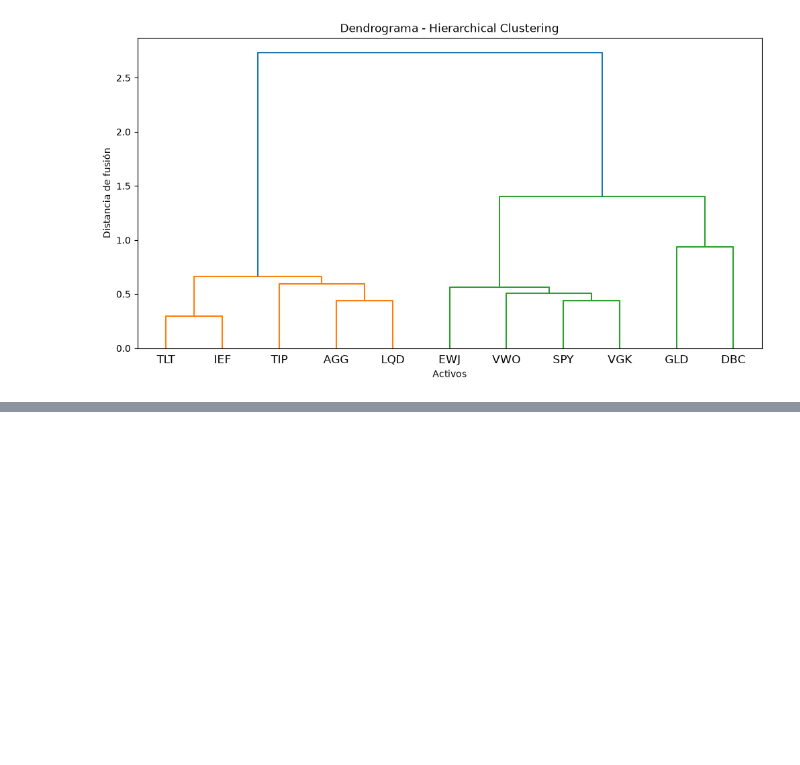
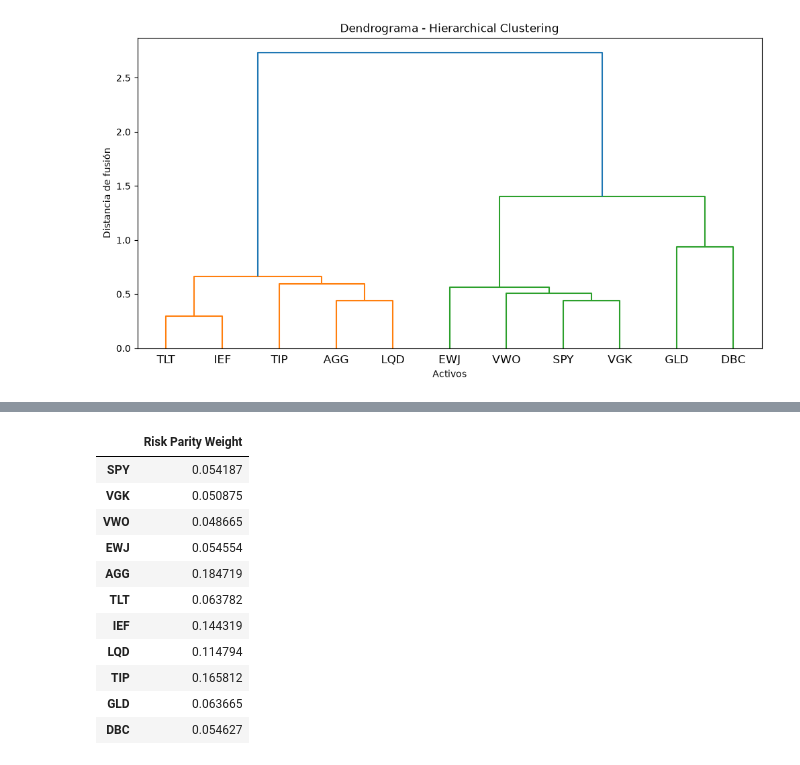
Before and after one commit to Jorgeberlin/quant_management, a Jupyter notebook: notebooks/03_bl_hrp.ipynb, the cells around one changed output, grey strips where cells are left out. Cells and saved outputs as stored; diff of their text form; code cells hidden in the pictures; blank space fills up the shorter version.

```diff
--- a/notebooks/03_Black_Litterman.ipynb
+++ b/notebooks/03_bl_hrp.ipynb
@@ -285,0 +343,17 @@ plt.show()
+# %%
+weights_rp_naive = get_risk_parity_naive_weights(sigma)
+df_risk_parity_naive = pd.DataFrame({"Risk Parity Weight": weights_rp_naive})
+df_risk_parity_naive
+# %% [output]
+|  | Risk Parity Weight |
+| SPY | 0.054187 |
+| VGK | 0.050875 |
+| VWO | 0.048665 |
+| EWJ | 0.054554 |
+| AGG | 0.184719 |
+| TLT | 0.063782 |
+| IEF | 0.144319 |
+| LQD | 0.114794 |
+| TIP | 0.165812 |
+| GLD | 0.063665 |
+| DBC | 0.054627 |
```
Also changed, not shown: parts of 15 cells of this notebook, 1 other file.
